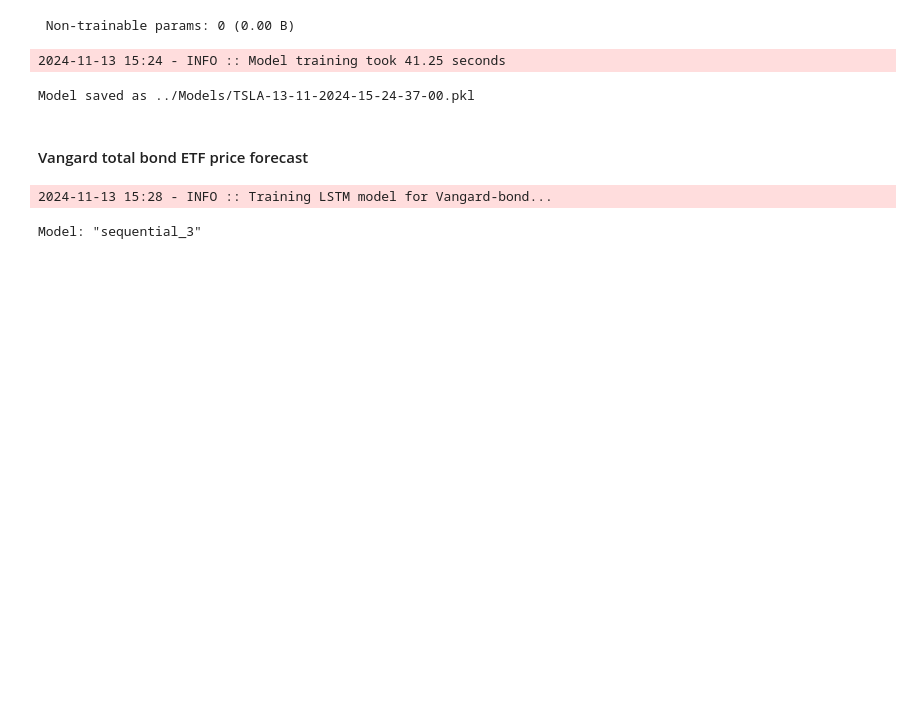
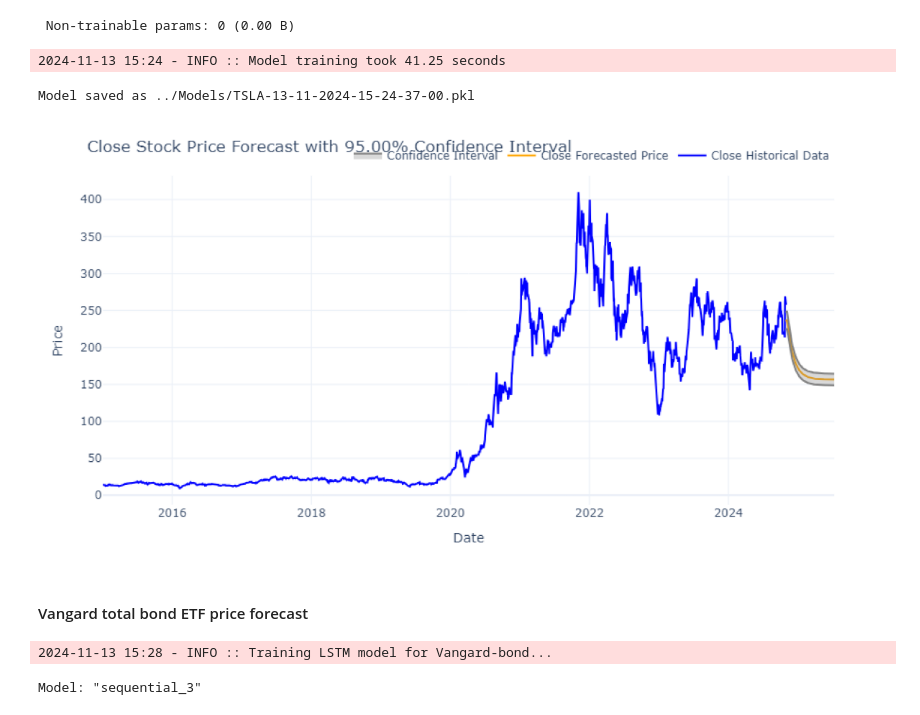
Before and after one commit to Yosef-ft/Portfolio-Management, a Jupyter notebook: notebooks/forecast.ipynb, the cells around one changed output. Cells and saved outputs as stored; diff of their text form; code cells hidden in the pictures; blank space fills up the shorter version.

Commit message:
Updated notebook to show plotly figues

```diff
--- a/notebooks/forecast.ipynb
+++ b/notebooks/forecast.ipynb
@@ -178,5 +178,10 @@ forecast = model_util.lstm_predict_future(tsla, 'Close', '../Models/TSLA-13-11-2
 forecast['Close'] = forecast['Close'].apply(lambda x: x[0][0])
 # %%
 model_util.plot_forecast('Close', tsla, forecast, 0.05)
+# %%
+file_path = '../Result/close_price_forecast_TSLA.png'
+Plots.show_image(file_path)
+# %% [output]
+[figure, added]
 # %%
 tsla_price = pd.concat([pd.DataFrame(tsla['Close']), forecast], axis=0)
```
Also changed, not shown: parts of 6 cells of this notebook.
